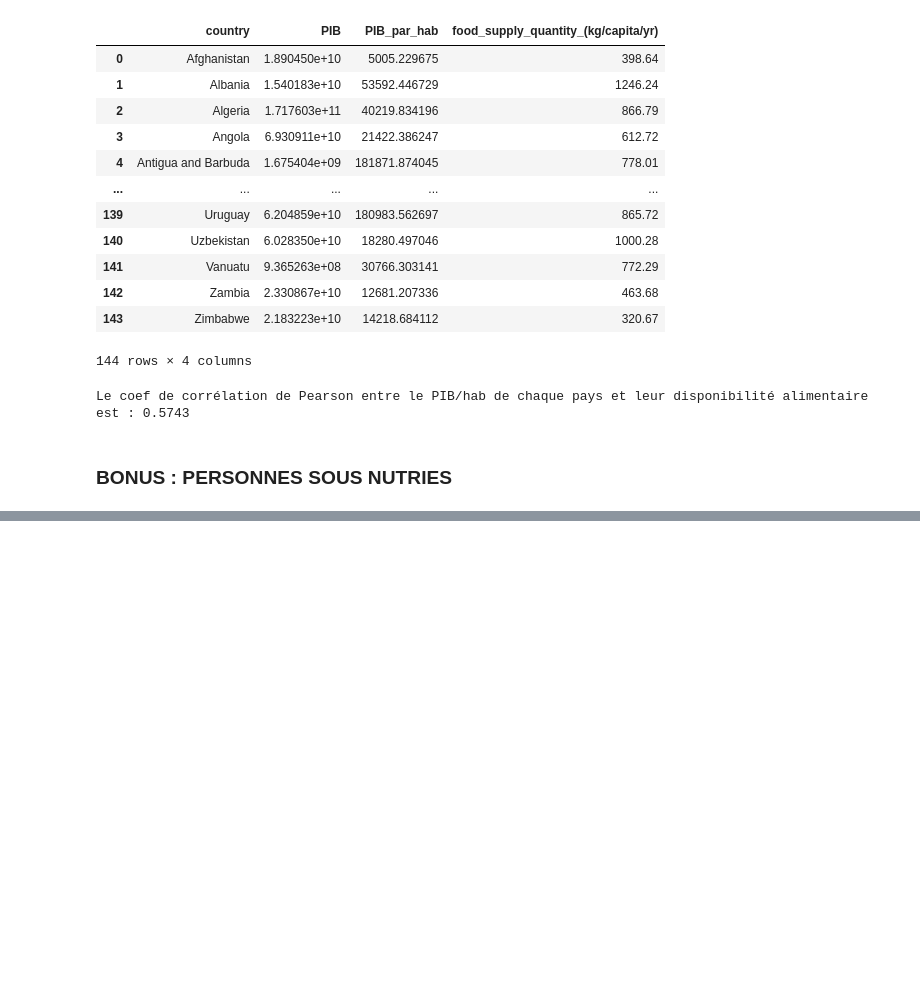
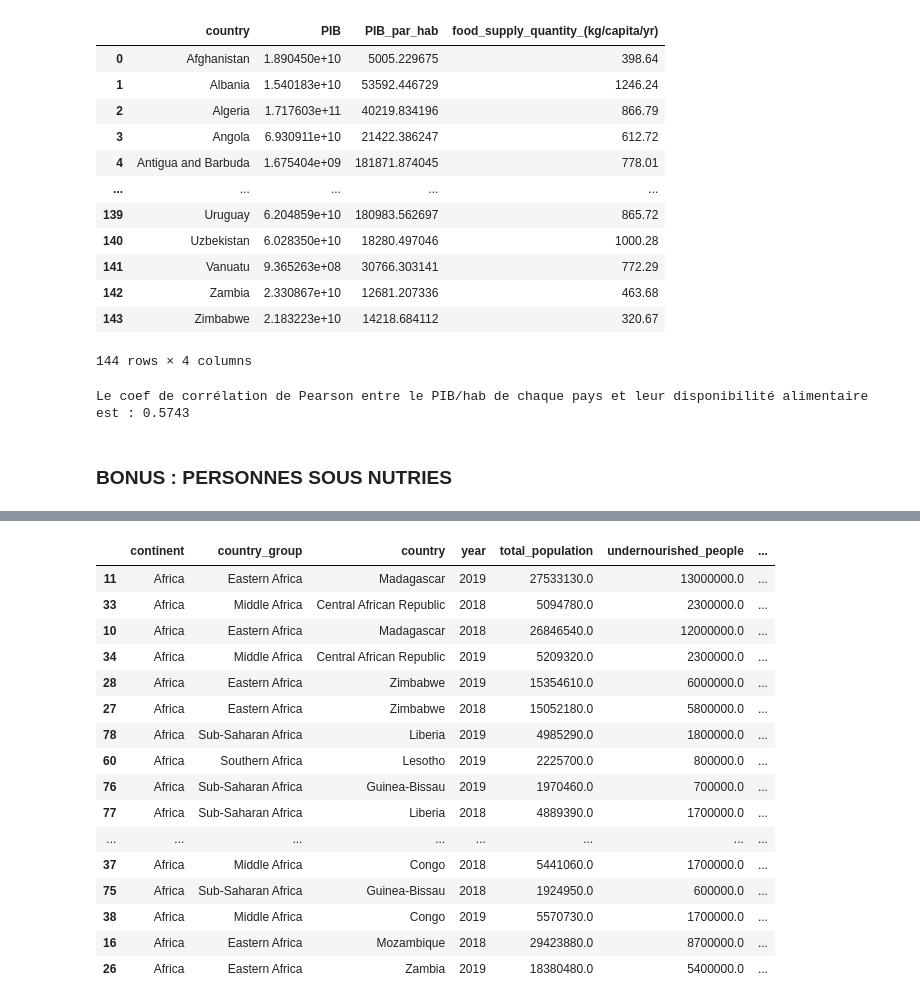
Before and after one commit to t7bo/pandas_fao, a Jupyter notebook: main.ipynb, the cells around one changed output, grey strips where cells are left out. Drawn from its saved outputs; the diff is of its cells as text; code cells hidden in the pictures; blank space fills up the shorter version.

```diff
--- a/main.ipynb
+++ b/main.ipynb
@@ -1171,0 +1229,21 @@ evolution_continents
+# %%
+filtre_afrique = df_sous_nutrition["continent"] == "Africa"
+df_sous_nutrition[filtre_afrique].sort_values(by="undernourished_people_percent", ascending=False).head(20)
+# %% [output]
+|  | continent | country_group | country | year | total_population | undernourished_people | ... |
+| 11 | Africa | Eastern Africa | Madagascar | 2019 | 27533130.0 | 13000000.0 | ... |
+| 33 | Africa | Middle Africa | Central African Republic | 2018 | 5094780.0 | 2300000.0 | ... |
+| 10 | Africa | Eastern Africa | Madagascar | 2018 | 26846540.0 | 12000000.0 | ... |
+| 34 | Africa | Middle Africa | Central African Republic | 2019 | 5209320.0 | 2300000.0 | ... |
+| 28 | Africa | Eastern Africa | Zimbabwe | 2019 | 15354610.0 | 6000000.0 | ... |
+| 27 | Africa | Eastern Africa | Zimbabwe | 2018 | 15052180.0 | 5800000.0 | ... |
+| 78 | Africa | Sub-Saharan Africa | Liberia | 2019 | 4985290.0 | 1800000.0 | ... |
+| 60 | Africa | Southern Africa | Lesotho | 2019 | 2225700.0 | 800000.0 | ... |
+| 76 | Africa | Sub-Saharan Africa | Guinea-Bissau | 2019 | 1970460.0 | 700000.0 | ... |
+| 77 | Africa | Sub-Saharan Africa | Liberia | 2018 | 4889390.0 | 1700000.0 | ... |
+| ... | ... | ... | ... | ... | ... | ... | ... |
+| 37 | Africa | Middle Africa | Congo | 2018 | 5441060.0 | 1700000.0 | ... |
+| 75 | Africa | Sub-Saharan Africa | Guinea-Bissau | 2018 | 1924950.0 | 600000.0 | ... |
+| 38 | Africa | Middle Africa | Congo | 2019 | 5570730.0 | 1700000.0 | ... |
+| 16 | Africa | Eastern Africa | Mozambique | 2018 | 29423880.0 | 8700000.0 | ... |
+| 26 | Africa | Eastern Africa | Zambia | 2019 | 18380480.0 | 5400000.0 | ... |
```
Also changed, not shown: parts of 28 cells of this notebook, 1 other file.
